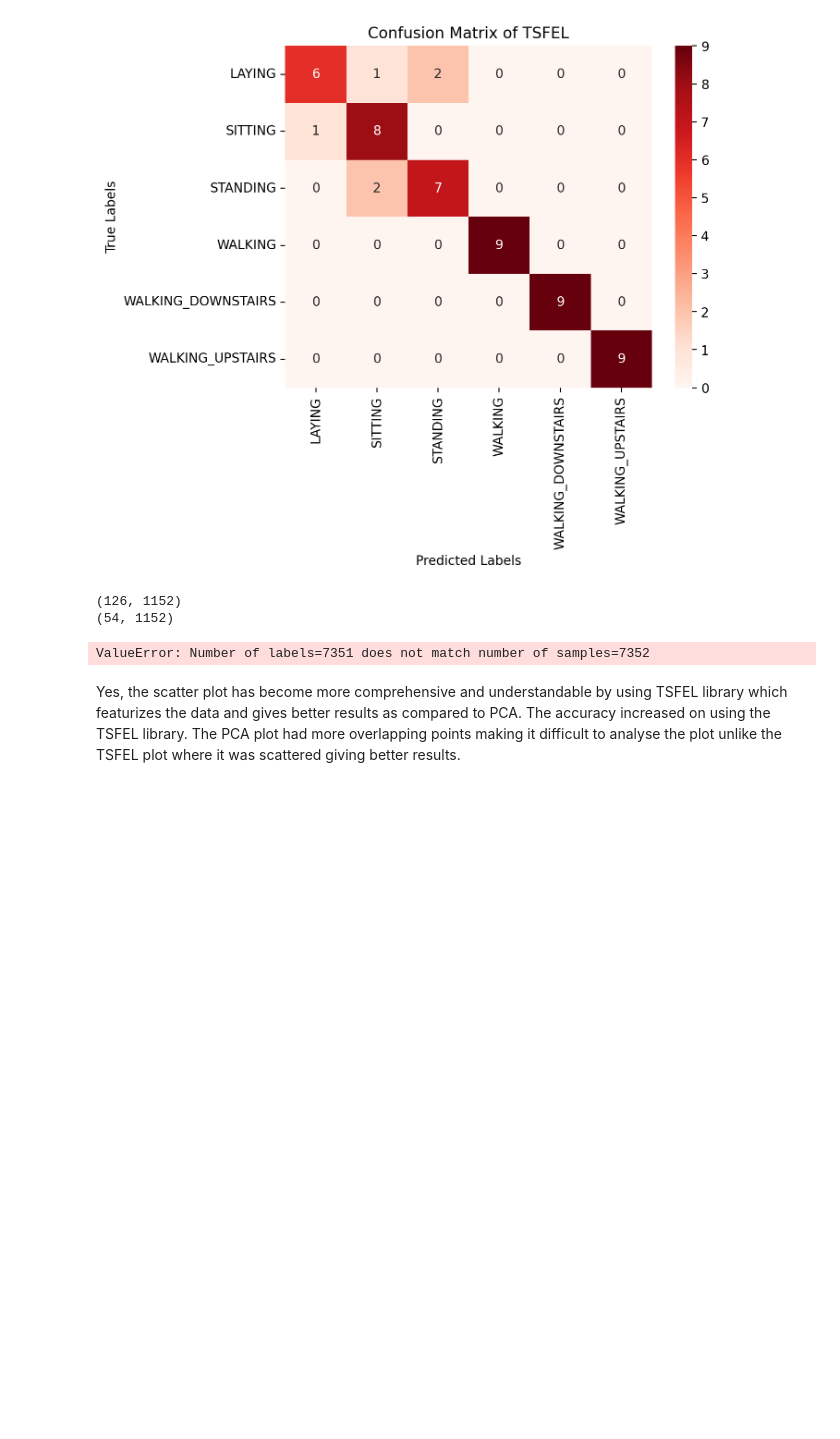
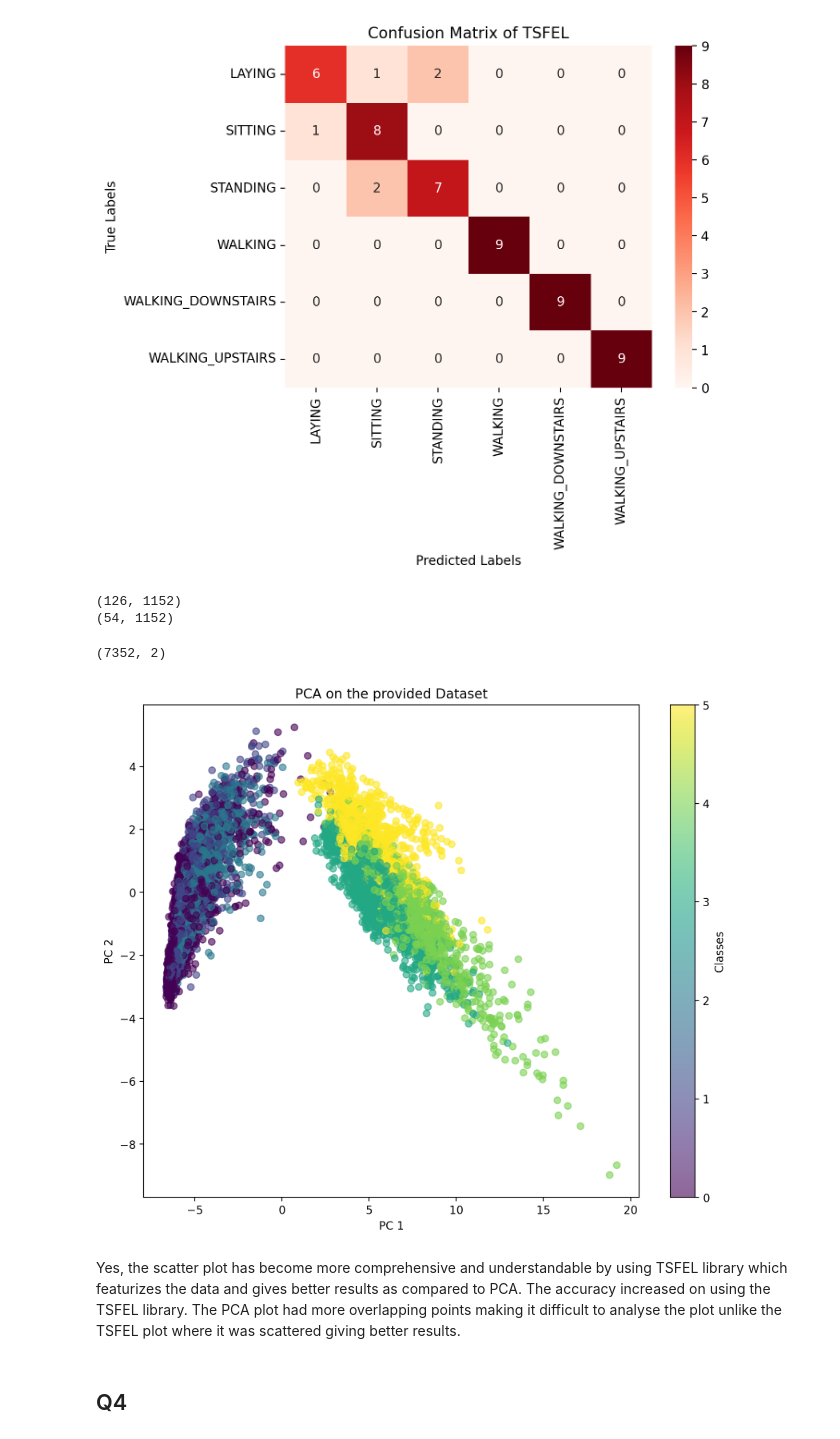
Before and after one commit to shreyamali01/fork-it, a Jupyter notebook: Task_1/Task_1.ipynb, the cells around one changed output. Saved outputs shown, nothing was run; the diff lists cells and outputs as text; code cells hidden in the pictures; blank space fills up the shorter version.

Commit message:
Task 1 Complete

```diff
--- a/Task_1/Task_1.ipynb
+++ b/Task_1/Task_1.ipynb
@@ -39,7 +39,7 @@ offset = 100
 folders = ["LAYING","SITTING","STANDING","WALKING","WALKING_DOWNSTAIRS","WALKING_UPSTAIRS"]
 classes = {"WALKING":1,"WALKING_UPSTAIRS":2,"WALKING_DOWNSTAIRS":3,"SITTING":4,"STANDING":5,"LAYING":6}
 
-combined_dir = '/Users/shreya/Documents/fork-it/HAR/Combined/'
+combined_dir = "D:\\Code\\ML\\fork-it\\Combined"
 #=-=-=-=-=-=-=-=-=-=-=-=-=-=-=-=-=-=-=-==-=-=-=-=-=-=-=-=-=-=-=-=-=-=-=-=-=-=-=-=-=-=-=-=-=-=-=-=-=-=-=-=-=-=-=-=-=-=
                                                 # Train Dataset
 #=-=-=-=-=-=-=-=-=-=-=-=-=-=-=-=-=-=-=-==-=-=-=-=-=-=-=-=-=-=-=-=-=-=-=-=-=-=-=-=-=-=-=-=-=-=-=-=-=-=-=-=-=-=-=-=-=-=
@@ -309,30 +309,37 @@ print(X_test_features.shape)
 # %% [output]
 (126, 1152)
 (54, 1152)
-# %%
-X_train_author = pd.read_csv("D:\\Code\\ML\\fork-it\\HAR\\UCI HAR Dataset\\Train\\X_train.csv")
-y_train_author = pd.read_csv("D:\\Code\\ML\\fork-it\\HAR\\UCI HAR Dataset\\Train\\y_train.csv")
-X_test_author = pd.read_csv("D:\\Code\\ML\\fork-it\\HAR\\UCI HAR Dataset\\Test\\X_test.csv")
-y_test_author = pd.read_csv("D:\\Code\\ML\\fork-it\\HAR\\UCI HAR Dataset\\Test\\y_test.csv")
-dt_classifier = DecisionTreeClassifier(random_state=42)
-dt_classifier.fit(X_train_author, y_train_author)
-
-print(X_train_author.shape)
-print(y_train_author.shape)
-print(X_test_author.shape)
-print(y_test_author.shape)
-
-y_pred = dt_classifier.predict(X_test_author)
-accuracy = accuracy_score(y_test_author, y_pred)
-print(f"Accuracy: {accuracy}")
-print("Confusion Matrix:")
-print(confusion_matrix(y_test_author, y_pred))
-sns.heatmap(confusion_matrix(y_test_author, y_pred), annot=True, cmap='Reds', fmt='d', xticklabels=activities, yticklabels=activities)
-plt.title('Confusion Matrix of TSFEL')
-plt.xlabel('Predicted Labels')
-plt.ylabel('True Labels')
-plt.show()
-# %% [output]
-ValueError: Number of labels=7351 does not match number of samples=7352
+# %%
+train_folder = 'D:\\Code\\ML\\fork-it\\Task3\\Dataset_561.csv'
+test_folder = 'D:\\Code\\ML\\fork-it\\Task3\\TestDataset_561.csv'
+
+df_train = pd.read_csv(train_folder)
+df_test = pd.read_csv(test_folder)
+
+#seperating features and labels for training and test
+X_train_author = df_train.iloc[:,:-2] #all columns except last two
+y_train_author = df_train.iloc[:, -1] #last activity column
+
+X_test_author = df_test.iloc[:,:-2] #all columns except last two
+y_test_author = df_test.iloc[:, -1] #last activity column
+
+if y_train_author.dtype == 'object':
+    y_train_author = y_train_author.astype('category').cat.codes
+
+pca = PCA(n_components=2)
+X_pca = pca.fit_transform(X_train_author)
+print(X_pca.shape)
+plt.figure(figsize=(10, 8))
+scatter = plt.scatter(X_pca[:, 0], X_pca[:, 1], c=y_train, cmap = 'viridis', alpha=0.6)
+plt.title('PCA on the provided Dataset')
+plt.xlabel('PC 1')
+plt.ylabel('PC 2')
+plt.colorbar(scatter, label='Classes')
+plt.show()
+# %% [output]
+(7352, 2)
+[figure, added]
 # %% [markdown]
 Yes, the scatter plot has become more comprehensive and understandable by using TSFEL library which featurizes the data and gives better results as compared to PCA. The accuracy increased on using the TSFEL library. The PCA plot had more overlapping points making it difficult to analyse the plot unlike the TSFEL plot where it was scattered giving better results.
+# %% [markdown]
+## Q4
```
Also changed, not shown: parts of 3 cells of this notebook, 3 other files.
